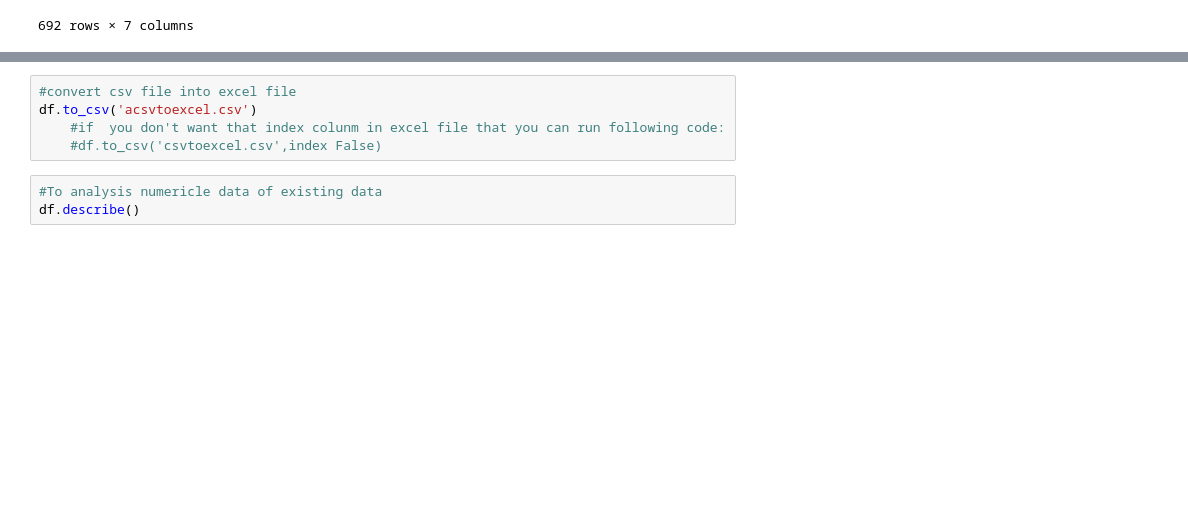
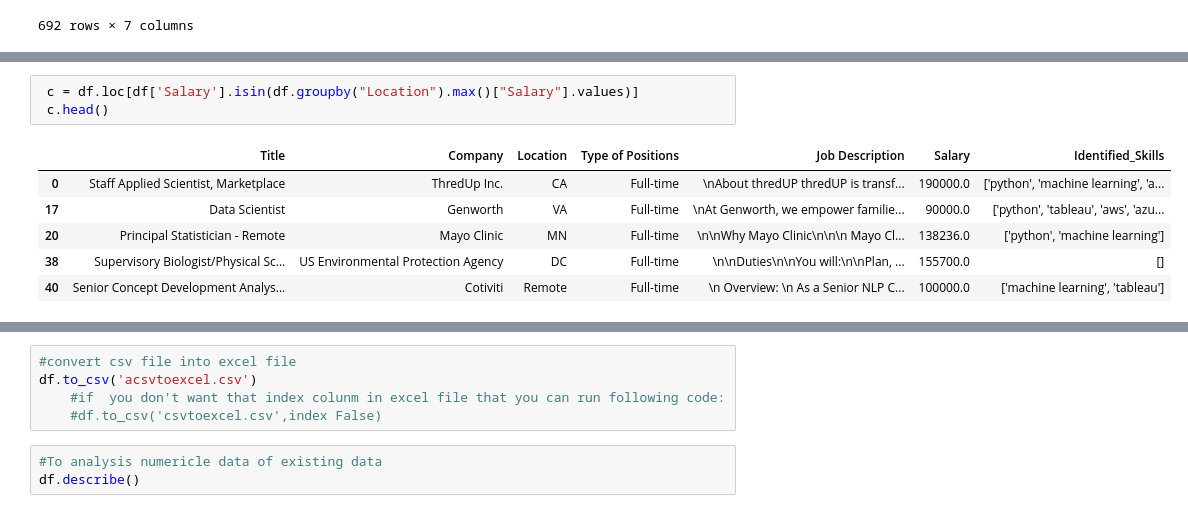
Before and after one commit to SharshS009/inventory, a Jupyter notebook: pandas.ipynb, the cells around one changed output, grey strips where cells are left out. Cells and saved outputs as stored; diff of their text form; blank space fills up the shorter version.

```diff
--- a/pandas.ipynb
+++ b/pandas.ipynb
@@ -19,0 +75,10 @@ df
+# %%
+ c = df.loc[df['Salary'].isin(df.groupby("Location").max()["Salary"].values)]
+ c.head()
+# %% [output]
+|  | Title | Company | Location | Type of Positions | Job Description | Salary | Identified_Skills |
+| 0 | Staff Applied Scientist, Marketplace | ThredUp Inc. | CA | Full-time | \nAbout thredUP thredUP is transf... | 190000.0 | ['python', 'machine learning', 'a... |
+| 17 | Data Scientist | Genworth | VA | Full-time | \nAt Genworth, we empower familie... | 90000.0 | ['python', 'tableau', 'aws', 'azu... |
+| 20 | Principal Statistician - Remote | Mayo Clinic | MN | Full-time | \n\nWhy Mayo Clinic\n\n\n Mayo Cl... | 138236.0 | ['python', 'machine learning'] |
+| 38 | Supervisory Biologist/Physical Sc... | US Environmental Protection Agency | DC | Full-time | \n\nDuties\n\nYou will:\n\nPlan, ... | 155700.0 | [] |
+| 40 | Senior Concept Development Analys... | Cotiviti | Remote | Full-time | \n Overview: \n As a Senior NLP C... | 100000.0 | ['machine learning', 'tableau'] |
```
Also changed, not shown: parts of 6 cells of this notebook, 1 other file.
